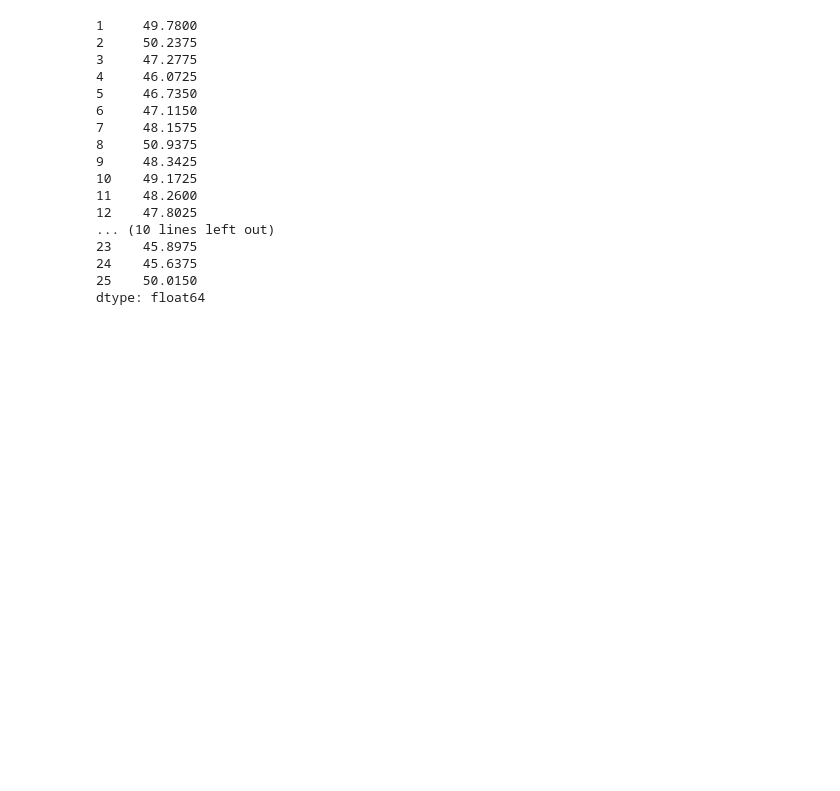
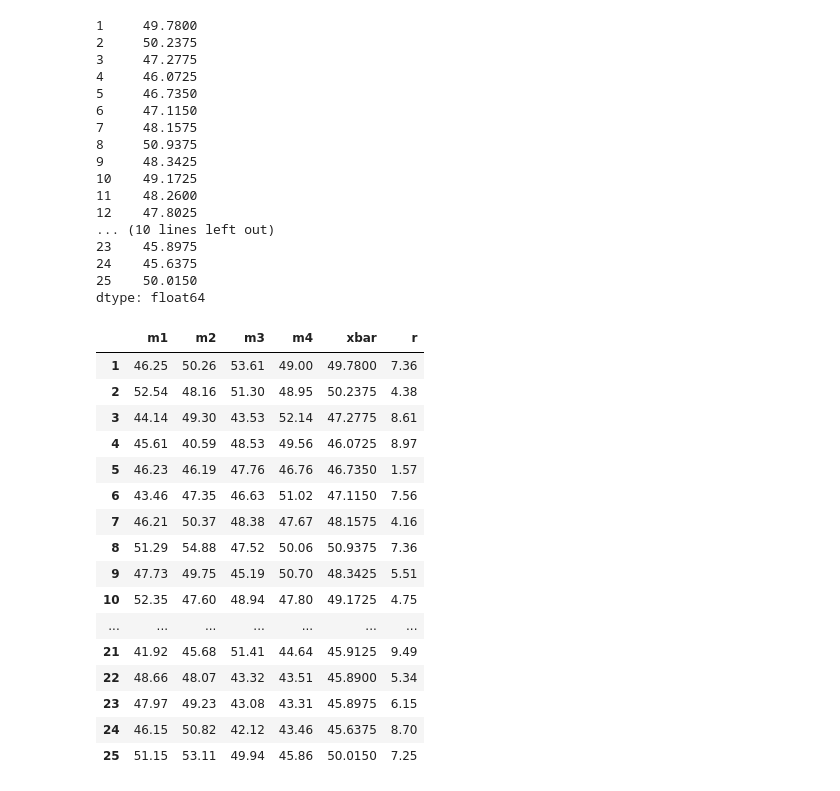
Before and after one commit to semeniuta/ntnu-msuma-python, a Jupyter notebook: smt_2019/2_load_csv_spc_demo.ipynb, the cells around one changed output. Saved outputs shown, nothing was run; the diff lists cells and outputs as text; code cells hidden in the pictures; blank space fills up the shorter version.

```diff
--- a/smt_2019/2_load_csv_spc_demo.ipynb
+++ b/smt_2019/2_load_csv_spc_demo.ipynb
@@ -85,3 +85,25 @@ measurements_df.mean(axis=1)
 24    45.6375
 25    50.0150
 dtype: float64
+# %%
+measurements_df['xbar'] = measurements_df.mean(axis=1)
+measurements_df['r'] = measurements_df.apply(lambda x: max(x) - min(x), axis=1)
+measurements_df
+# %% [output]
+|  | m1 | m2 | m3 | m4 | xbar | r |
+| 1 | 46.25 | 50.26 | 53.61 | 49.00 | 49.7800 | 7.36 |
+| 2 | 52.54 | 48.16 | 51.30 | 48.95 | 50.2375 | 4.38 |
+| 3 | 44.14 | 49.30 | 43.53 | 52.14 | 47.2775 | 8.61 |
+| 4 | 45.61 | 40.59 | 48.53 | 49.56 | 46.0725 | 8.97 |
+| 5 | 46.23 | 46.19 | 47.76 | 46.76 | 46.7350 | 1.57 |
+| 6 | 43.46 | 47.35 | 46.63 | 51.02 | 47.1150 | 7.56 |
+| 7 | 46.21 | 50.37 | 48.38 | 47.67 | 48.1575 | 4.16 |
+| 8 | 51.29 | 54.88 | 47.52 | 50.06 | 50.9375 | 7.36 |
+| 9 | 47.73 | 49.75 | 45.19 | 50.70 | 48.3425 | 5.51 |
+| 10 | 52.35 | 47.60 | 48.94 | 47.80 | 49.1725 | 4.75 |
+| ... | ... | ... | ... | ... | ... | ... |
+| 21 | 41.92 | 45.68 | 51.41 | 44.64 | 45.9125 | 9.49 |
+| 22 | 48.66 | 48.07 | 43.32 | 43.51 | 45.8900 | 5.34 |
+| 23 | 47.97 | 49.23 | 43.08 | 43.31 | 45.8975 | 6.15 |
+| 24 | 46.15 | 50.82 | 42.12 | 43.46 | 45.6375 | 8.70 |
+| 25 | 51.15 | 53.11 | 49.94 | 45.86 | 50.0150 | 7.25 |
```
Also changed, not shown: parts of 4 cells of this notebook.
